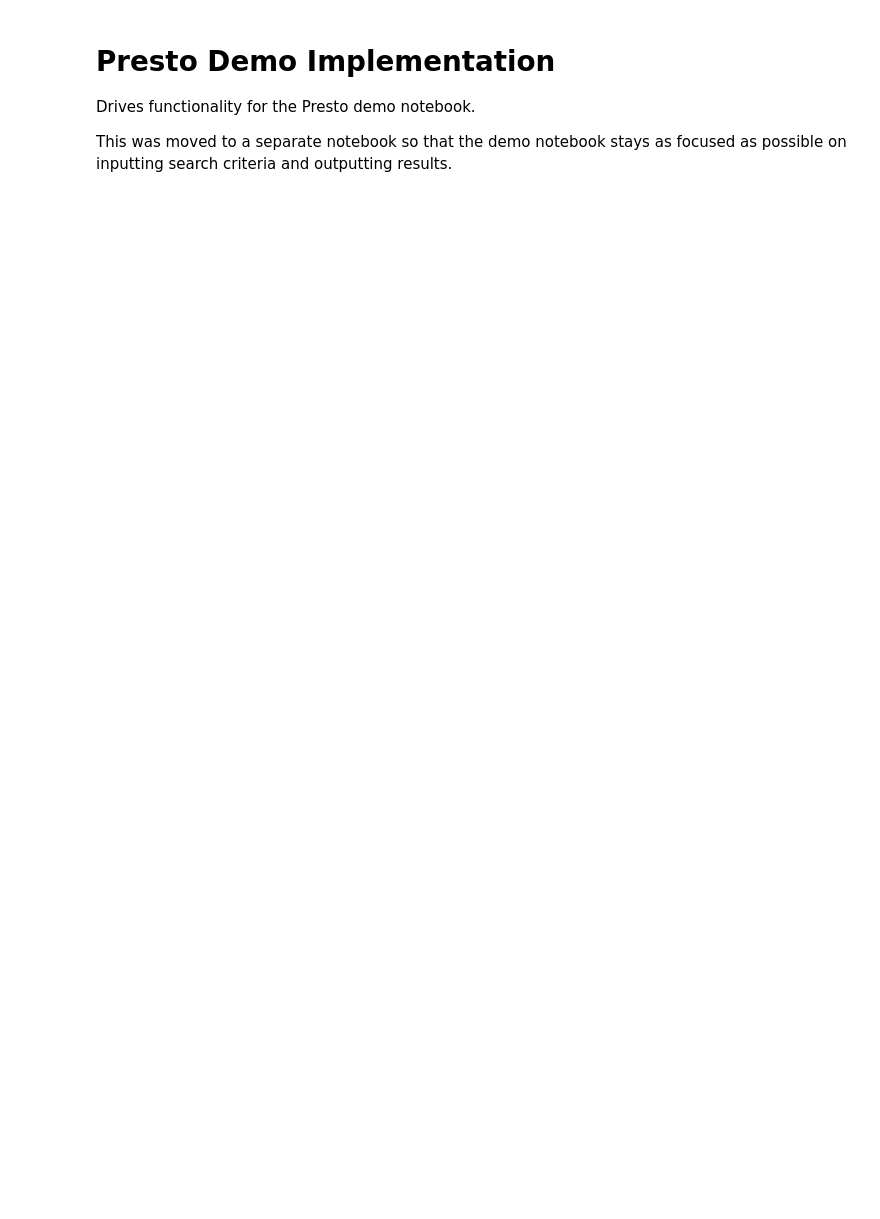
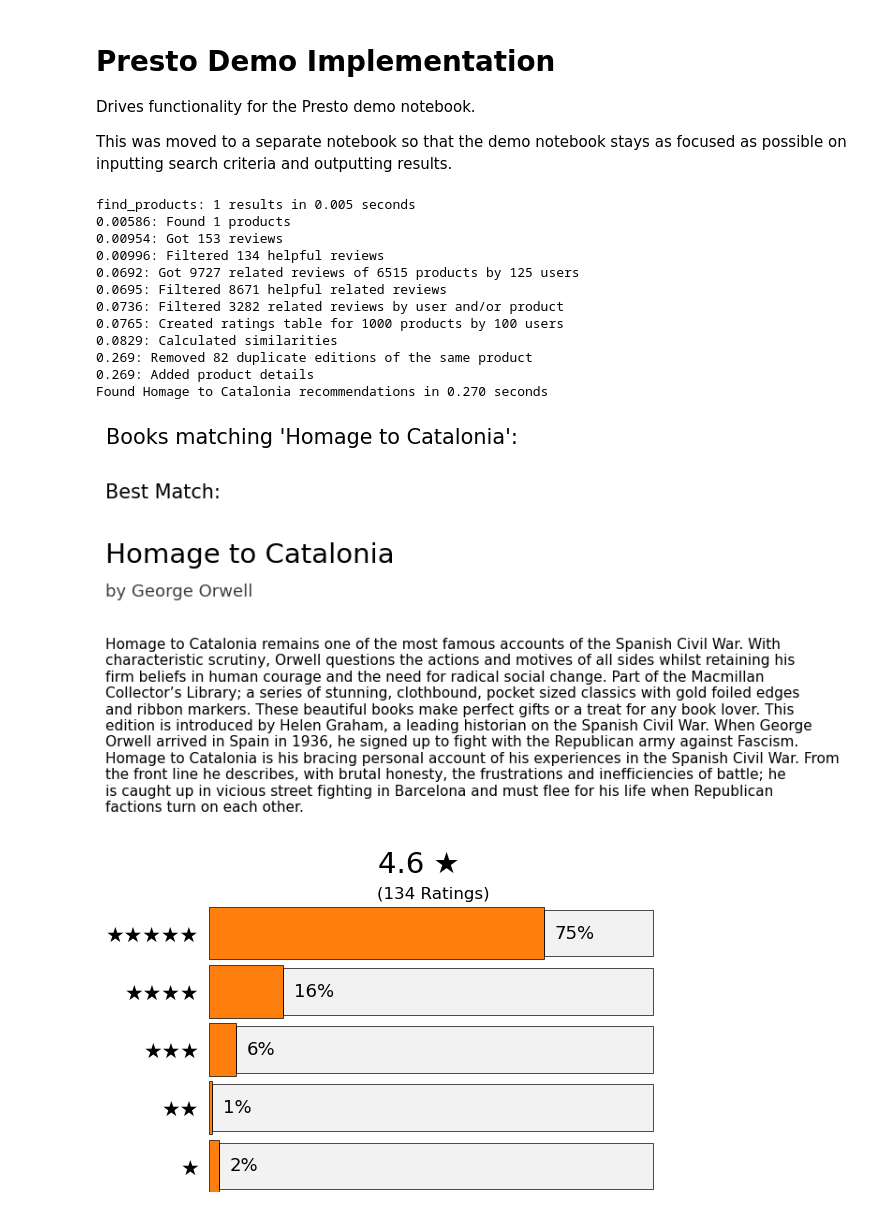
Before and after one commit to RolfHendriks/presto, a Jupyter notebook: presto/demo_implementation.ipynb, the cells around one changed output. Drawn from its saved outputs; the diff is of its cells as text; code cells hidden in the pictures; blank space fills up the shorter version.

Commit message:
Added demo and data viz polish. Created new visual for displaying ratings. Added worksheet to explore ratings and reviews.

```diff
--- a/presto/demo_implementation.ipynb
+++ b/presto/demo_implementation.ipynb
@@ -60,17 +60,19 @@ horizontal_margin = inches_from_points(36)
 header_height = 0.25
 header_font_size = 15
 title_font_size = 13
+title_text_limit = 50
+subtitle_font_size = 10
 
 body_font_size = 11
 
 # Search results section
 main_product_font_size = 21
-subtitle_font_size = 15
-subtitle_color = ('k', 0.5)
+main_product_subtitle_size = 13
+subtitle_color = ('k', 0.75)
 per_result_height = 0.5
 
 # Recommendation section
-per_recommendation_height = 0.5
+per_recommendation_height = 0.6
 
 # Utils
 def add_section(height, title: str = None) -> Axes:
@@ -99,6 +101,8 @@ def add_box(ax, edgecolor = None, facecolor = ('k', 0.05)):
     ax.add_patch(Rectangle(xy = (x0,y0), width = x1 - x0, height = y1 - y0, edgecolor = edgecolor, facecolor = facecolor))
 
 def product_subtitle(product: pd.Series) -> str:
+    if not product.creator:
+        return f'Unknown {'Author' if product.category == 'Books' else 'Artist'}'
     # to do: add date
     return f'by {product.creator}'
 
@@ -149,7 +153,7 @@ def visualize_results(results: dict, category, search):
 
         title_top = vertical_margin
         subtitle_top = title_top + inches_from_fontsize(main_product_font_size) + vertical_spacing
-        description_top = subtitle_top + inches_from_fontsize(subtitle_font_size) + vertical_margin
+        description_top = subtitle_top + inches_from_fontsize(main_product_subtitle_size) + vertical_margin
         description_height = lines * inches_from_fontsize(body_font_size) # add padding for line spacing?
         product_details_height = description_top + description_height
         #print(f'product_details_height = {description_top} + {description_height} + {vertical_margin}')
@@ -164,7 +168,7 @@ def visualize_results(results: dict, category, search):
             return product_details_height - screen_y
 
         title = ax.annotate(f'{product.title}', xy = (0,to_matplotlib(title_top)), fontsize = main_product_font_size, verticalalignment = 'top')
-        subtitle = ax.annotate(product_subtitle(product), xy = (0, to_matplotlib(subtitle_top)), fontsize = subtitle_font_size, color = subtitle_color, verticalalignment = 'top')
+        subtitle = ax.annotate(product_subtitle(product), xy = (0, to_matplotlib(subtitle_top)), fontsize = main_product_subtitle_size, color = subtitle_color, verticalalignment = 'top')
         description = ax.annotate(desc, xy = (0, to_matplotlib(description_top)), fontsize = body_font_size, verticalalignment = 'top')
 
         # Show other matches, if any
@@ -176,7 +180,7 @@ def visualize_results(results: dict, category, search):
         ratings_size = (ratings_width, 3.5)
         reviews = results['reviews'].copy()
         plt.figure(figsize = ratings_size, layout = 'constrained')
-        viz.plot_ratings(reviews.rating)
+        viz.plot_ratings(reviews.rating, color = 'C1')
 
         ##################
         # Recommendations!
@@ -210,13 +214,27 @@ def visualize_results(results: dict, category, search):
         ax = axs[title_column]
         ys = recommendations.index
         bars = ax.barh(ys, width = recommendation_column_widths[0] * figure_width, height = 1, color = 'w')
-        title_text_limit = 50
         for i, index, bar in zip(range(count), ys, bars):
             product = recommendations.loc[index]
             title = product.title
+            subtitle = product_subtitle(product)
+            midy = bar.get_center()[1]
             if len(title) > title_text_limit:
                 title = title[:title_text_limit] + '…'
-            ax.annotate(title, xy = (0, bar.get_center()[1]), verticalalignment = 'center', fontsize = title_font_size)
+            ax.annotate(
+                title,
+                xy = (0, midy),
+                verticalalignment = 'bottom',
+                fontsize = title_font_size,
+                xytext = (0, vertical_spacing), textcoords = 'offset points'
+            )
+            ax.annotate(
+                subtitle,
+                xy = (0, midy),
+                verticalalignment = 'top',
+                fontsize = subtitle_font_size, color = subtitle_color,
+                xytext = (0, -vertical_spacing), textcoords = 'offset points'
+            )
 
         # relevance column
         ax = axs['Similarity']
@@ -235,7 +253,23 @@ def output_recommendations(type: str, search_term: str, exact_match: bool, conn)
     visualize_results(results, category, search_term)
     return results
 # %%
-test = False
+test = True
 if test:
     conn = q.connect()
     output_recommendations(type, search, exact_match, conn)
+# %% [output]
+find_products: 1 results in 0.005 seconds
+0.00586: Found 1 products
+0.00954: Got 153 reviews
+0.00996: Filtered 134 helpful reviews
+0.0692: Got 9727 related reviews of 6515 products by 125 users
+0.0695: Filtered 8671 helpful related reviews
+0.0736: Filtered 3282 related reviews by user and/or product
+0.0765: Created ratings table for 1000 products by 100 users
+0.0829: Calculated similarities
+0.269: Removed 82 duplicate editions of the same product
+0.269: Added product details
+Found Homage to Catalonia recommendations in 0.270 seconds
+[figure, added]
+[figure, added]
+[figure, added]
```
Also changed, not shown: parts of 1 cell of this notebook, 3 other files.
